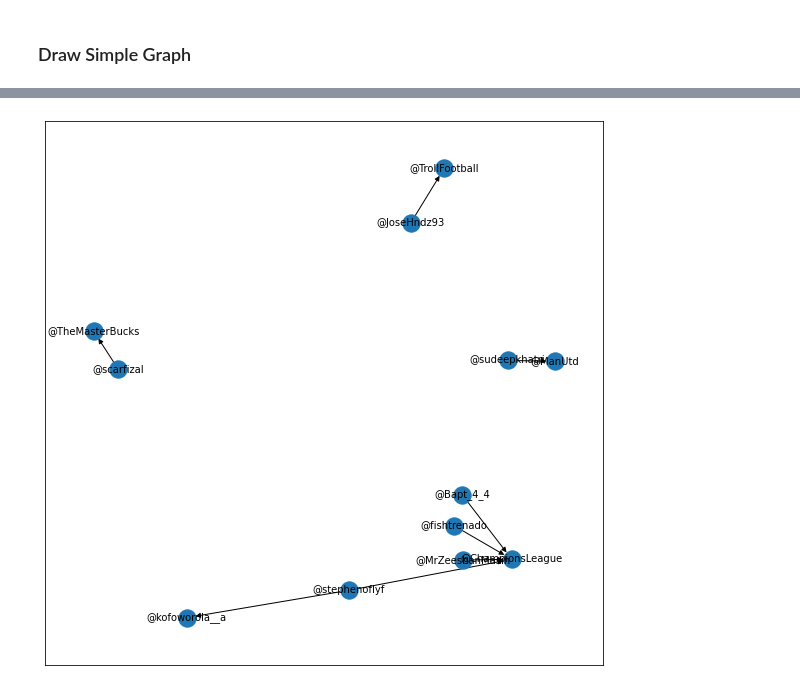
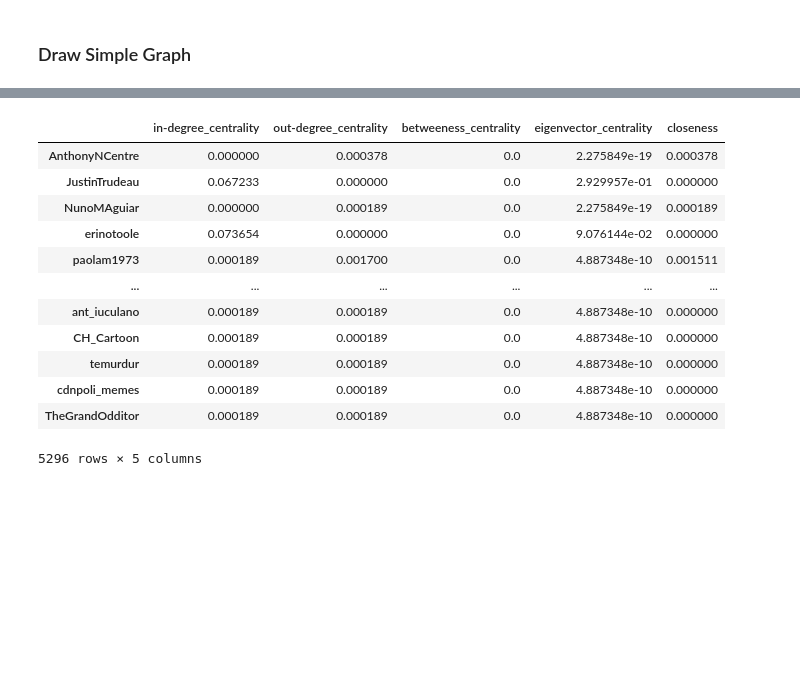
Before and after one commit to siraj101/canadian_election_twitter_analysis, a Jupyter notebook: code/Network Analysis.ipynb, the cells around one changed output, grey strips where cells are left out. Saved outputs shown, nothing was run; the diff lists cells and outputs as text; code cells hidden in the pictures; blank space fills up the shorter version.

```diff
--- a/code/Network Analysis.ipynb
+++ b/code/Network Analysis.ipynb
@@ -176,9 +113,0 @@ degree_dist(graph)
-# %%
-f = plt.figure()
-f.set_figwidth(10)
-f.set_figheight(10)
-pos = nx.spring_layout(graph)
-nx.draw_networkx(graph, pos, font_size = 10)
-plt.show()
-# %% [output]
-[figure, removed]
@@ -184,0 +127,16 @@ plt.show()
+# %%
+overall_feats
+# %% [output]
+|  | in-degree_centrality | out-degree_centrality | betweeness_centrality | eigenvector_centrality | closeness |
+| AnthonyNCentre | 0.000000 | 0.000378 | 0.0 | 2.275849e-19 | 0.000378 |
+| JustinTrudeau | 0.067233 | 0.000000 | 0.0 | 2.929957e-01 | 0.000000 |
+| NunoMAguiar | 0.000000 | 0.000189 | 0.0 | 2.275849e-19 | 0.000189 |
+| erinotoole | 0.073654 | 0.000000 | 0.0 | 9.076144e-02 | 0.000000 |
+| paolam1973 | 0.000189 | 0.001700 | 0.0 | 4.887348e-10 | 0.001511 |
+| ... | ... | ... | ... | ... | ... |
+| ant_iuculano | 0.000189 | 0.000189 | 0.0 | 4.887348e-10 | 0.000000 |
+| CH_Cartoon | 0.000189 | 0.000189 | 0.0 | 4.887348e-10 | 0.000000 |
+| temurdur | 0.000189 | 0.000189 | 0.0 | 4.887348e-10 | 0.000000 |
+| cdnpoli_memes | 0.000189 | 0.000189 | 0.0 | 4.887348e-10 | 0.000000 |
+| TheGrandOdditor | 0.000189 | 0.000189 | 0.0 | 4.887348e-10 | 0.000000 |
+5296 rows × 5 columns
```
Also changed, not shown: parts of 30 cells of this notebook, 2 other files.
